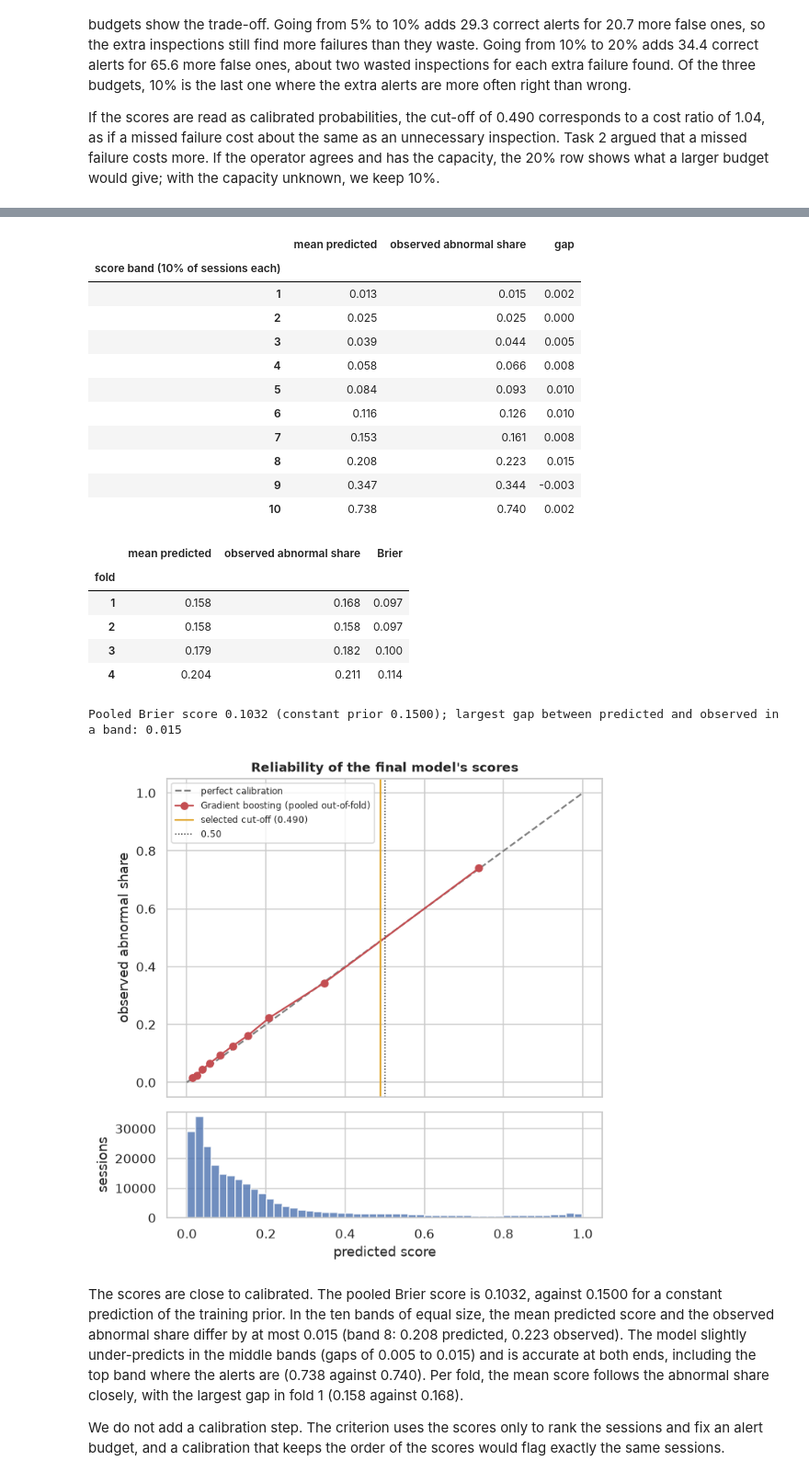
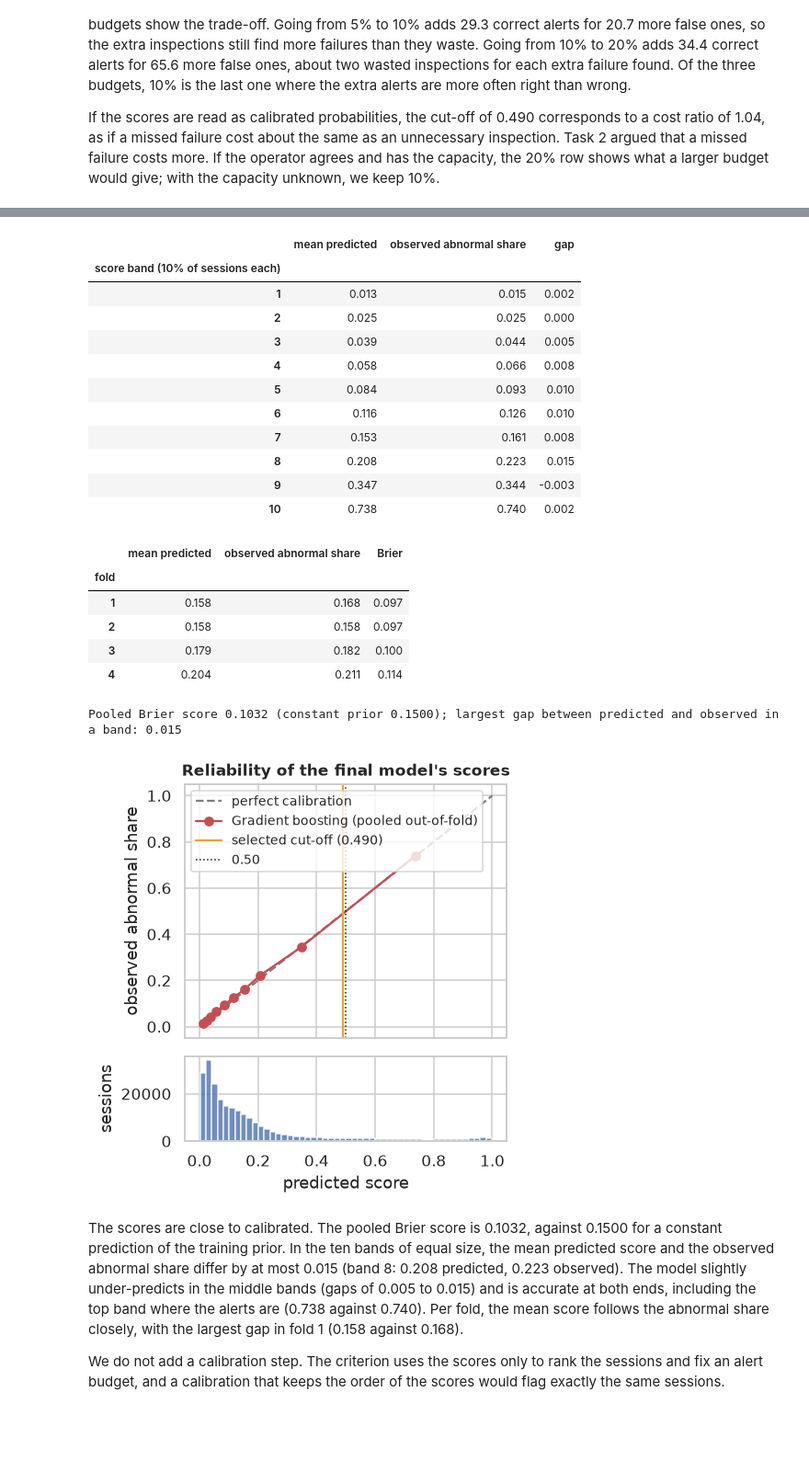
Before and after one commit to AmirMasnavi/MINDD, a Jupyter notebook: Task4.ipynb, the cells around one changed output, grey strips where cells are left out. Shown at 92% size. Drawn from its saved outputs; the diff is of its cells as text; code cells hidden in the pictures; blank space fills up the shorter version.

```diff
--- a/Task4.ipynb
+++ b/Task4.ipynb
@@ -1106,40 +1114,40 @@ display(per_fold_cal.style.format("{:.3f}"))
 largest_gap = bands["gap"].abs().max()
 print(f"Pooled Brier score {brier_pooled:.4f} (constant prior {brier_prior:.4f}); largest gap between predicted and observed in a band: {largest_gap:.3f}")
 
-fig, axes = plt.subplots(2, 1, figsize=(6.5, 6.4), gridspec_kw={"height_ratios": [3, 1]}, sharex=True)
+fig, axes = plt.subplots(2, 1, figsize=(4.4, 4.6), gridspec_kw={"height_ratios": [3, 1]}, sharex=True)
 axes[0].plot([0, 1], [0, 1], color=C_GREY, ls="--", label="perfect calibration")
 axes[0].plot(prob_pred, prob_true, marker="o", color=C_ABN, label=f"{FINAL_MODEL} (pooled out-of-fold)")
 axes[0].axvline(CUT_OFF, color=C_ORANGE, lw=1.5, label=f"selected cut-off ({CUT_OFF:.3f})")
 axes[0].axvline(0.5, color="k", ls=":", lw=1, label="0.50")
-axes[0].set_ylabel("observed abnormal share"); axes[0].set_title("Reliability of the final model's scores"); axes[0].legend(fontsize=8)
+axes[0].set_ylabel("observed abnormal share"); axes[0].set_title("Reliability of the final model's scores"); axes[0].legend(fontsize=9)
 axes[1].hist(OOF_P, bins=50, color=C_NORMAL, alpha=0.8)
 axes[1].set_xlabel("predicted score"); axes[1].set_ylabel("sessions")
 fig.tight_layout()
 savefig(fig, "07_calibration")
 CALIBRATION = {"Brier": float(brier_pooled), "Brier constant prior": float(brier_prior), "largest band gap": float(largest_gap),
                "bands": [{"mean predicted": float(a), "observed": float(b)} for a, b in zip(prob_pred, prob_true)],
                "per fold": per_fold_cal.reset_index().to_dict("records")}
 # %% [output]
 |  | mean predicted | observed abnormal share | gap |
 | score band (10% of sessions each) |  |  |  |
 | 1 | 0.013 | 0.015 | 0.002 |
 | 2 | 0.025 | 0.025 | 0.000 |
 | 3 | 0.039 | 0.044 | 0.005 |
 | 4 | 0.058 | 0.066 | 0.008 |
 | 5 | 0.084 | 0.093 | 0.010 |
 | 6 | 0.116 | 0.126 | 0.010 |
 | 7 | 0.153 | 0.161 | 0.008 |
 | 8 | 0.208 | 0.223 | 0.015 |
 | 9 | 0.347 | 0.344 | -0.003 |
 | 10 | 0.738 | 0.740 | 0.002 |
 |  | mean predicted | observed abnormal share | Brier |
 | fold |  |  |  |
 | 1 | 0.158 | 0.168 | 0.097 |
 | 2 | 0.158 | 0.158 | 0.097 |
 | 3 | 0.179 | 0.182 | 0.100 |
 | 4 | 0.204 | 0.211 | 0.114 |
 Pooled Brier score 0.1032 (constant prior 0.1500); largest gap between predicted and observed in a band: 0.015
-[figure, old version]
+[figure, new version]
 # %% [markdown]
 The scores are close to calibrated. The pooled Brier score is 0.1032, against 0.1500 for a constant prediction of the training prior. In the
 ten bands of equal size, the mean predicted score and the observed abnormal share differ by at most 0.015 (band 8: 0.208 predicted, 0.223
```
Also changed, not shown: parts of 21 cells of this notebook, 55 other files.
